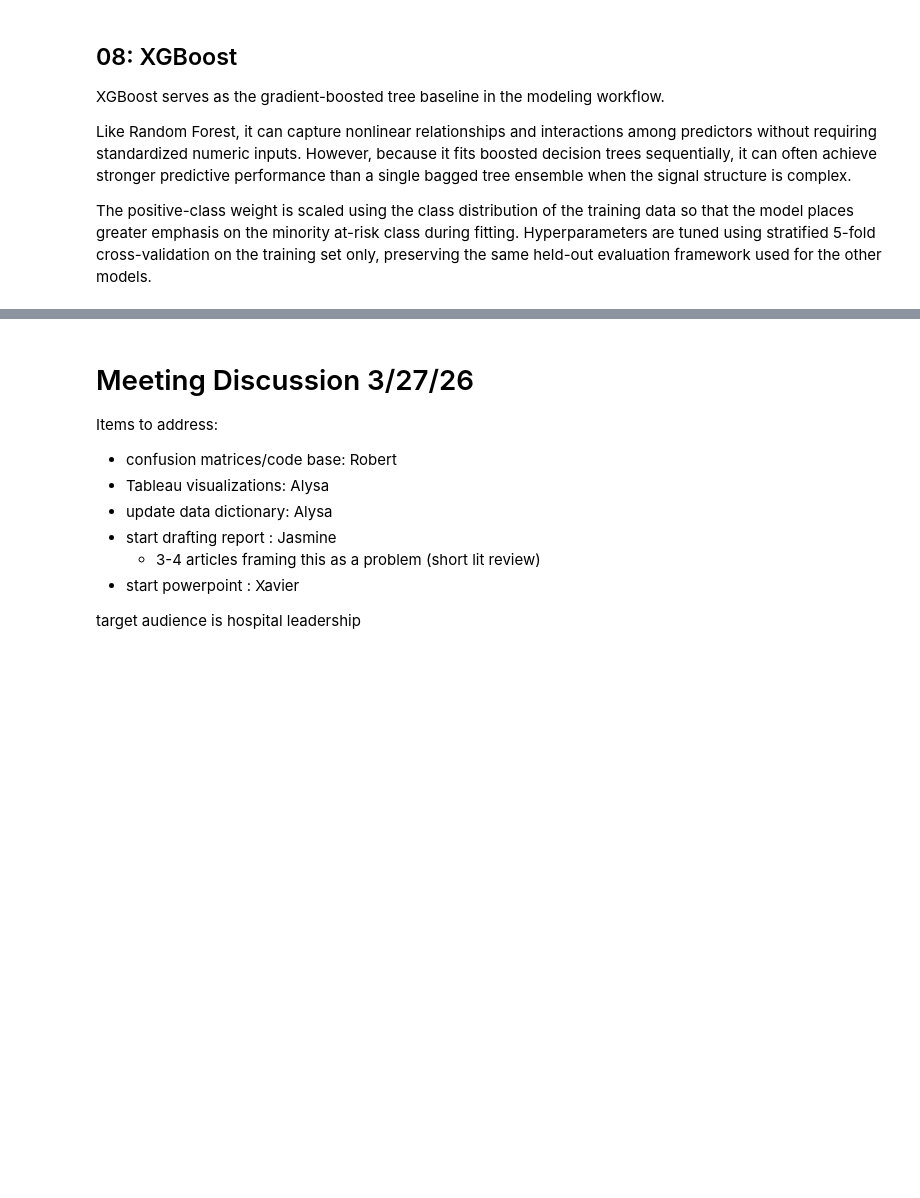
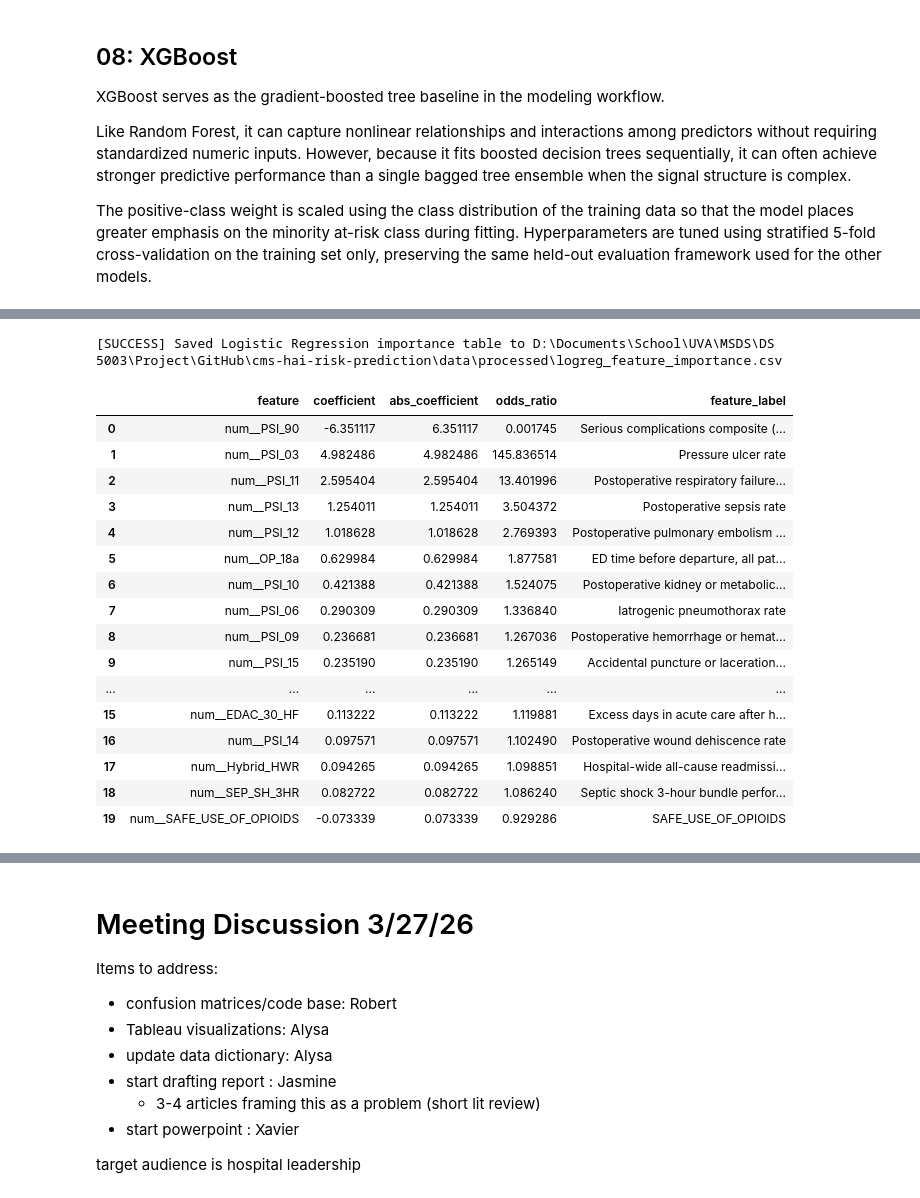
Before and after one commit to Rjashby1/cms-hai-risk-prediction, a Jupyter notebook: code/main_pipeline.ipynb, the cells around one changed output, grey strips where cells are left out. Cells and saved outputs as stored; diff of their text form; code cells hidden in the pictures; blank space fills up the shorter version.

```diff
--- a/code/main_pipeline.ipynb
+++ b/code/main_pipeline.ipynb
@@ -797,11 +796,31 @@ step_09.plot_precision_recall_curves(models, X_test, y_test, save_plot=True)
 # %%
 logreg_imp = step_09.extract_logreg_importance(
     fitted_pipeline=logreg_best,
     top_n=20,
-    save_csv=True
+    save_csv=True,
+    relabel=True
 )
 
 display(logreg_imp.head(20))
+# %% [output]
+[SUCCESS] Saved Logistic Regression importance table to D:\Documents\School\UVA\MSDS\DS 5003\Project\GitHub\cms-hai-risk-prediction\data\processed\logreg_feature_importance.csv
+|  | feature | coefficient | abs_coefficient | odds_ratio | feature_label |
+| 0 | num__PSI_90 | -6.351117 | 6.351117 | 0.001745 | Serious complications composite (... |
+| 1 | num__PSI_03 | 4.982486 | 4.982486 | 145.836514 | Pressure ulcer rate |
+| 2 | num__PSI_11 | 2.595404 | 2.595404 | 13.401996 | Postoperative respiratory failure... |
+| 3 | num__PSI_13 | 1.254011 | 1.254011 | 3.504372 | Postoperative sepsis rate |
+| 4 | num__PSI_12 | 1.018628 | 1.018628 | 2.769393 | Postoperative pulmonary embolism ... |
+| 5 | num__OP_18a | 0.629984 | 0.629984 | 1.877581 | ED time before departure, all pat... |
+| 6 | num__PSI_10 | 0.421388 | 0.421388 | 1.524075 | Postoperative kidney or metabolic... |
+| 7 | num__PSI_06 | 0.290309 | 0.290309 | 1.336840 | Iatrogenic pneumothorax rate |
+| 8 | num__PSI_09 | 0.236681 | 0.236681 | 1.267036 | Postoperative hemorrhage or hemat... |
+| 9 | num__PSI_15 | 0.235190 | 0.235190 | 1.265149 | Accidental puncture or laceration... |
+| ... | ... | ... | ... | ... | ... |
+| 15 | num__EDAC_30_HF | 0.113222 | 0.113222 | 1.119881 | Excess days in acute care after h... |
+| 16 | num__PSI_14 | 0.097571 | 0.097571 | 1.102490 | Postoperative wound dehiscence rate |
+| 17 | num__Hybrid_HWR | 0.094265 | 0.094265 | 1.098851 | Hospital-wide all-cause readmissi... |
+| 18 | num__SEP_SH_3HR | 0.082722 | 0.082722 | 1.086240 | Septic shock 3-hour bundle perfor... |
+| 19 | num__SAFE_USE_OF_OPIOIDS | -0.073339 | 0.073339 | 0.929286 | SAFE_USE_OF_OPIOIDS |
 # %%
 rf_imp = step_09.extract_tree_importance(
     fitted_pipeline=rf_best,
```
Also changed, not shown: parts of 18 cells of this notebook, 8 other files.
